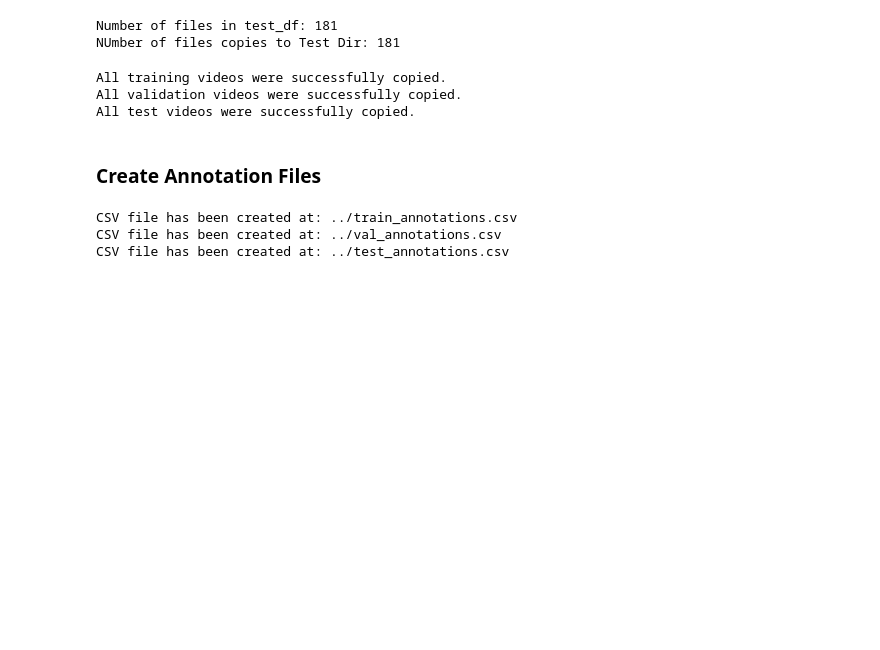
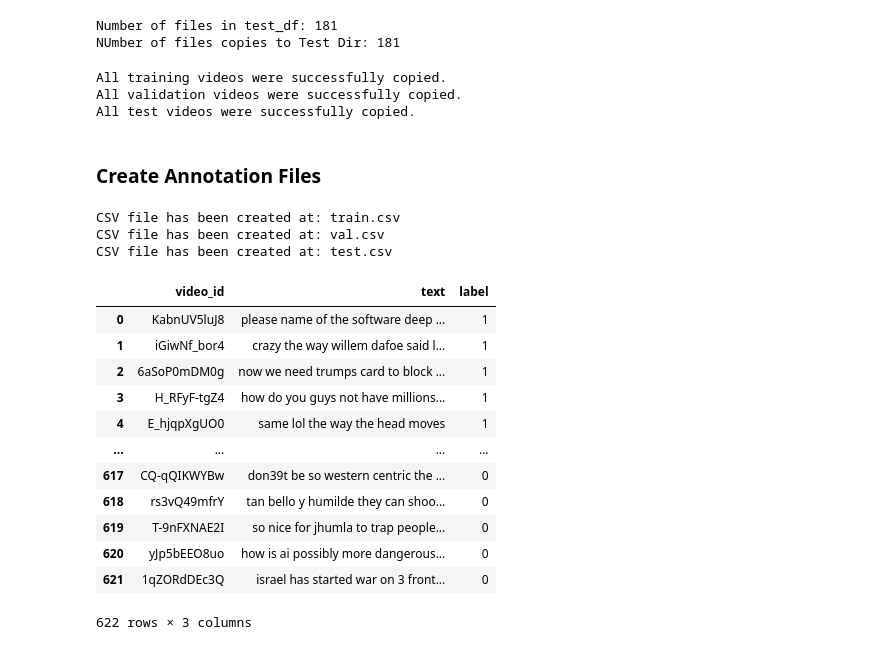
Before and after one commit to davendramaharaj1/deepfake_extractions, a Jupyter notebook: data_exp_notebooks/data.ipynb, the cells around one changed output. Drawn from its saved outputs; the diff is of its cells as text; code cells hidden in the pictures; blank space fills up the shorter version.

Commit message:
fixed the generation of annotations file for dataset

```diff
--- a/data_exp_notebooks/data.ipynb
+++ b/data_exp_notebooks/data.ipynb
@@ -921,8 +921,4 @@ suffix = ".mp4"
 # %%
-create_video_path_df(prefix=train_prefix, suffix=suffix, df=train_df, output_file_path='../train_annotations.csv')
-create_video_path_df(prefix=val_prefix, suffix=suffix, df=val_df, output_file_path='../val_annotations.csv')
-create_video_path_df(prefix=test_prefix, suffix=suffix, df=test_df, output_file_path='../test_annotations.csv')
+# create_video_path_df(prefix=train_prefix, suffix=suffix, df=train_df, output_file_path='../train_annotations.csv')
+# create_video_path_df(prefix=val_prefix, suffix=suffix, df=val_df, output_file_path='../val_annotations.csv')
+# create_video_path_df(prefix=test_prefix, suffix=suffix, df=test_df, output_file_path='../test_annotations.csv')
-# %% [output]
-CSV file has been created at: ../train_annotations.csv
-CSV file has been created at: ../val_annotations.csv
-CSV file has been created at: ../test_annotations.csv
@@ -932,0 +936,25 @@ CSV file has been created at: ../test_annotations.csv
+# %%
+create_data_csv(train_df, 'train.csv')
+create_data_csv(val_df, 'val.csv')
+create_data_csv(test_df, 'test.csv')
+# %% [output]
+CSV file has been created at: train.csv
+CSV file has been created at: val.csv
+CSV file has been created at: test.csv
+# %%
+train_annotation = pd.read_csv('../train.csv')
+train_annotation
+# %% [output]
+|  | video_id | text | label |
+| 0 | KabnUV5luJ8 | please name of the software deep ... | 1 |
+| 1 | iGiwNf_bor4 | crazy the way willem dafoe said l... | 1 |
+| 2 | 6aSoP0mDM0g | now we need trumps card to block ... | 1 |
+| 3 | H_RFyF-tgZ4 | how do you guys not have millions... | 1 |
+| 4 | E_hjqpXgUO0 | same lol the way the head moves | 1 |
+| ... | ... | ... | ... |
+| 617 | CQ-qQIKWYBw | don39t be so western centric the ... | 0 |
+| 618 | rs3vQ49mfrY | tan bello y humilde they can shoo... | 0 |
+| 619 | T-9nFXNAE2I | so nice for jhumla to trap people... | 0 |
+| 620 | yJp5bEEO8uo | how is ai possibly more dangerous... | 0 |
+| 621 | 1qZORdDEc3Q | israel has started war on 3 front... | 0 |
+622 rows × 3 columns
```
Also changed, not shown: parts of 4 cells of this notebook.
